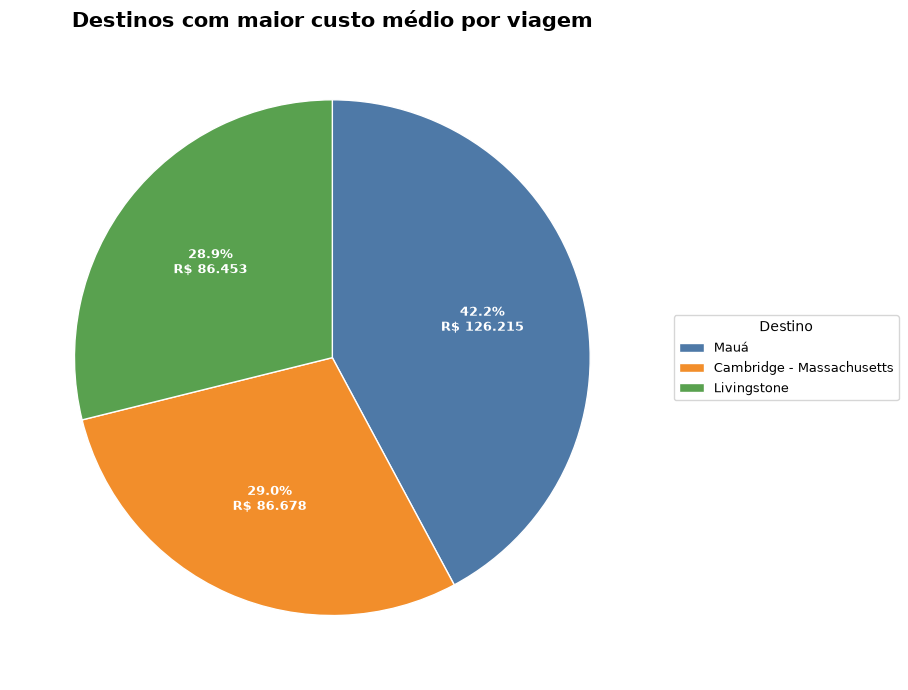
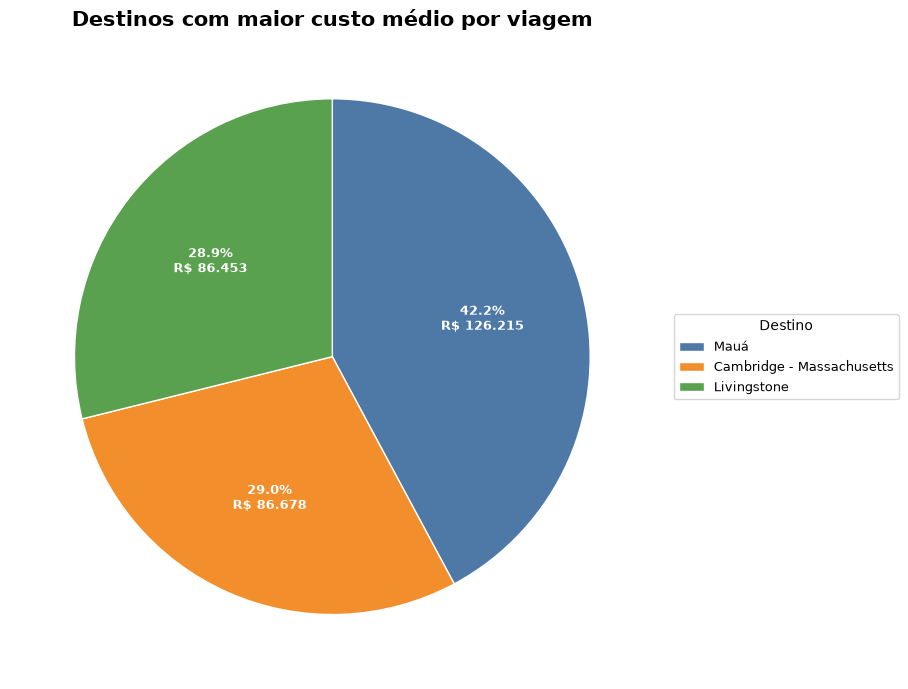
The change to this notebook cell's code, shown as a diff; its figure went from the first image to the second:
--- before
+++ after
@@ -53,3 +53,11 @@
 plt.tight_layout(rect=[0, 0, 0.75, 1])
 
+plt.tight_layout()
+
+plt.savefig(
+    PASTA_GRAFICOS / "02_custo_medio_destino.png",
+    dpi=300,
+    bbox_inches="tight"
+)
+
 plt.show()

Commit: download dos graficos